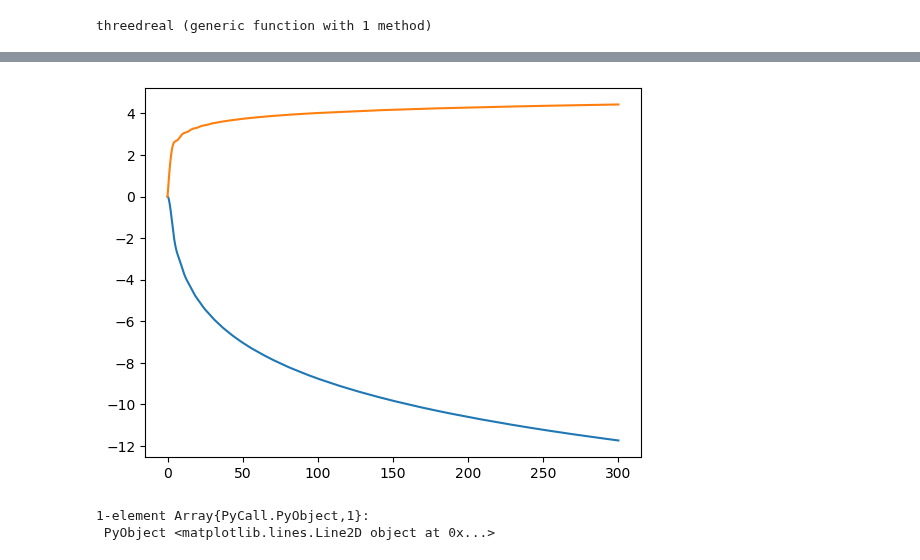
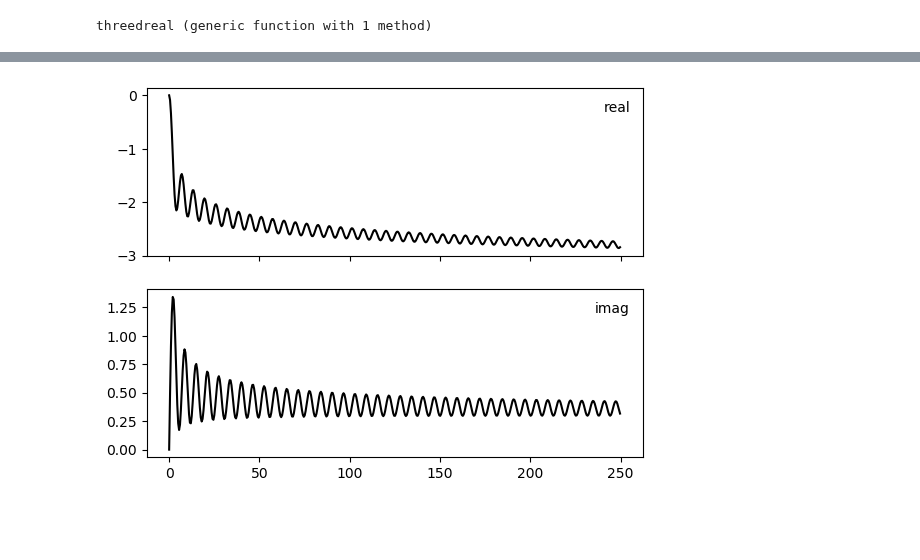
Before and after one commit to hstrey/FCS-simulations, a Jupyter notebook: Calculating Special Functions.ipynb, the cells around one changed output, grey strips where cells are left out. Cells and saved outputs as stored; diff of their text form; code cells hidden in the pictures; blank space fills up the shorter version.

Commit message:
fancier graphs in Julia

```diff
--- a/Calculating Special Functions.ipynb
+++ b/Calculating Special Functions.ipynb
@@ -14,6 +12,6 @@ import Pkg; Pkg.add("SpecialFunctions")
   Updating `~/.julia/environments/v1.3/Manifest.toml`
  [no changes]
 # %%
-kk = range(BigFloat(0),stop=BigFloat(300),length=1000)
+kk = range(BigFloat(0),stop=BigFloat(500),length=1000)
 # %% [output]
 1000-element LinRange{BigFloat}:
@@ -73,13 +71,13 @@ end
 # %% [output]
 threedreal (generic function with 1 method)
 # %%
-setprecision(BigFloat,1024)
-onedrealk = onedreal.(kk,500)
-onedimagk = onedimag.(kk,500)
-twodrealk = twodreal.(kk,500)
-twodimagk = twodimag.(kk,500)
-threedrealk = threedreal.(kk,500)
-threedimagk = threedimag.(kk,500)
+setprecision(BigFloat,3000)
+onedrealk = onedreal.(kk,1000)
+onedimagk = onedimag.(kk,1000)
+twodrealk = twodreal.(kk,1000)
+twodimagk = twodimag.(kk,1000)
+threedrealk = threedreal.(kk,1000)
+threedimagk = threedimag.(kk,1000)
 # %% [output]
 1000-element Array{BigFloat,1}:
  0.0
@@ -149,7 +129,16 @@ plot(kf,cosint.(kf)-log.(kf).-Base.MathConstants.eulergamma,"-.")
-# %%
-plot(kf,threedrealkf)
-plot(kf,threedimagkf)
-# %% [output]
-[figure, removed]
-1-element Array{PyCall.PyObject,1}:
- PyObject <matplotlib.lines.Line2D object at 0x...>
+# %%
+using PyPlot
+lastidx = 500
+cf, caxs = subplots(nrows=2,ncols=1,sharex=true)
+ax = caxs[1]
+ax.plot(kf[1:lastidx],onedrealkf[1:lastidx],color="k")
+anchored_text = matplotlib.offsetbox.AnchoredText("real", loc=1,frameon=false)
+ax.add_artist(anchored_text)
+ax = caxs[2]
+ax.plot(kf[1:lastidx],onedimagkf[1:lastidx],color="k")
+anchored_text = matplotlib.offsetbox.AnchoredText("imag", loc=1,frameon=false)
+ax.add_artist(anchored_text)
+cf.savefig("oneD_final.png",format="png",dpi=300,bbox_inches="tight",facecolor="white",backgroundcolor="white")
+cf.savefig("oneD_final.pdf",format="pdf",dpi=300,bbox_inches="tight",facecolor="white",backgroundcolor="white")
+# %% [output]
+[figure, added]
```
Also changed, not shown: parts of 9 cells of this notebook.
